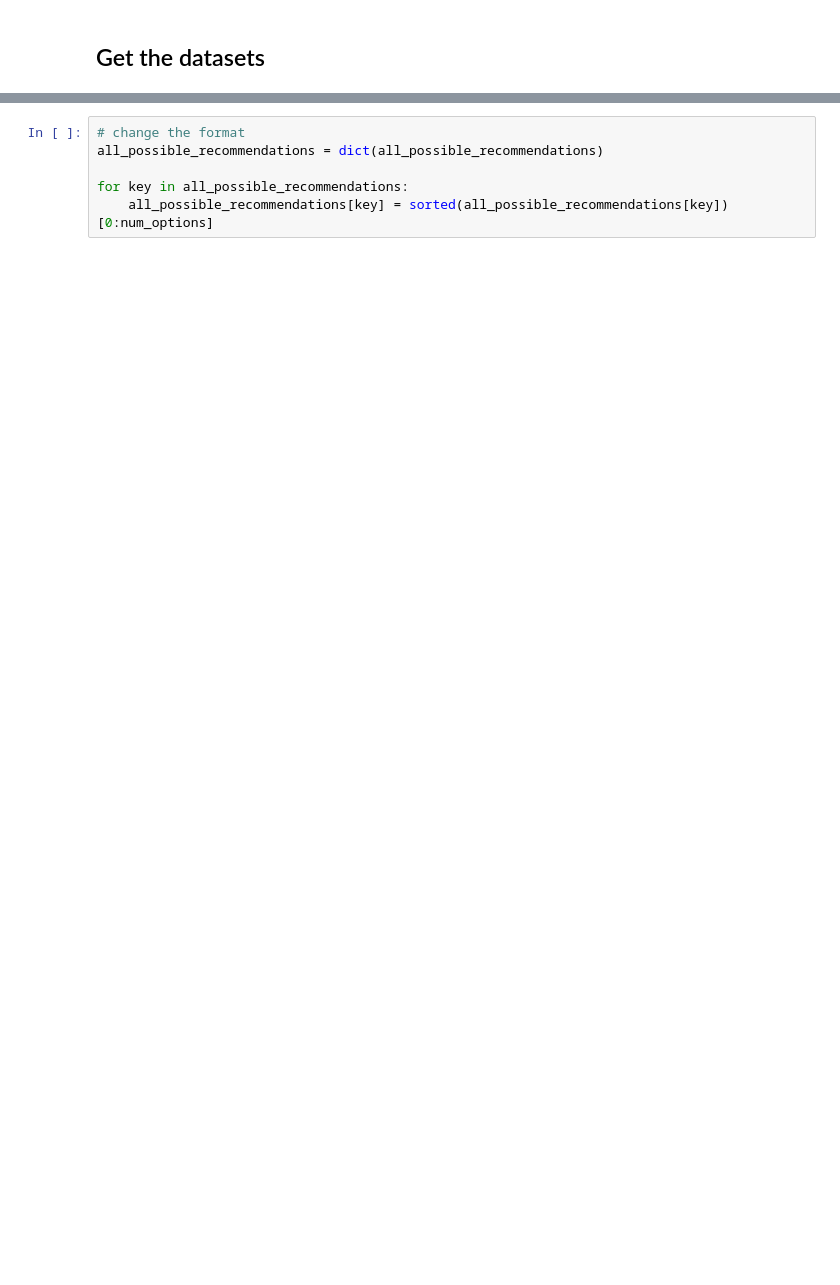
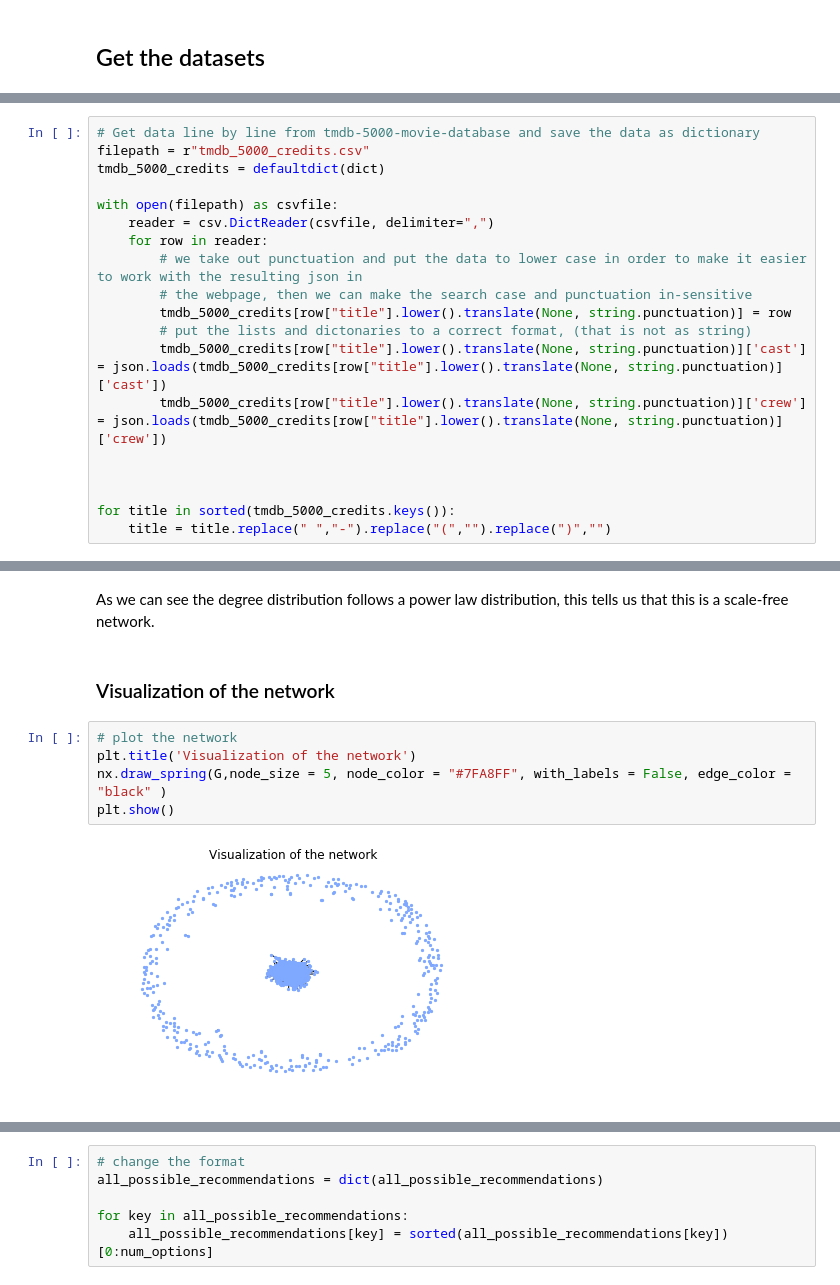
Before and after one commit to gretarg09/DTU__SocialGraphs-FinalProject, a Jupyter notebook: Notebooks/recommendation_engine.ipynb, the cells around one changed output, grey strips where cells are left out. Drawn from its saved outputs; the diff is of its cells as text; blank space fills up the shorter version.

```diff
--- a/Notebooks/recommendation_engine.ipynb
+++ b/Notebooks/recommendation_engine.ipynb
@@ -359,0 +55,19 @@ Shortest x members have been calculated
+# %%
+# Get data line by line from tmdb-5000-movie-database and save the data as dictionary
+filepath = r"tmdb_5000_credits.csv"
+tmdb_5000_credits = defaultdict(dict)
+
+with open(filepath) as csvfile:
+    reader = csv.DictReader(csvfile, delimiter=",")
+    for row in reader:
+        # we take out punctuation and put the data to lower case in order to make it easier to work with the resulting json in
+        # the webpage, then we can make the search case and punctuation in-sensitive
+        tmdb_5000_credits[row["title"].lower().translate(None, string.punctuation)] = row
+        # put the lists and dictonaries to a correct format, (that is not as string)
+        tmdb_5000_credits[row["title"].lower().translate(None, string.punctuation)]['cast'] = json.loads(tmdb_5000_credits[row["title"].lower().translate(None, string.punctuation)]['cast'])
+        tmdb_5000_credits[row["title"].lower().translate(None, string.punctuation)]['crew'] = json.loads(tmdb_5000_credits[row["title"].lower().translate(None, string.punctuation)]['crew'])
+
+
+
+for title in sorted(tmdb_5000_credits.keys()):
+    title = title.replace(" ","-").replace("(","").replace(")","")
@@ -359,0 +296,11 @@ Shortest x members have been calculated
+# %% [markdown]
+As we can see the degree distribution follows a power law distribution, this tells us that this is a scale-free network.
+# %% [markdown]
+### Visualization of the network
+# %%
+# plot the network
+plt.title('Visualization of the network')
+nx.draw_spring(G,node_size = 5, node_color = "#7FA8FF", with_labels = False, edge_color = "black" )
+plt.show()
+# %% [output]
+[figure, added]
```
Also changed, not shown: parts of 61 cells of this notebook, 3 other files.
